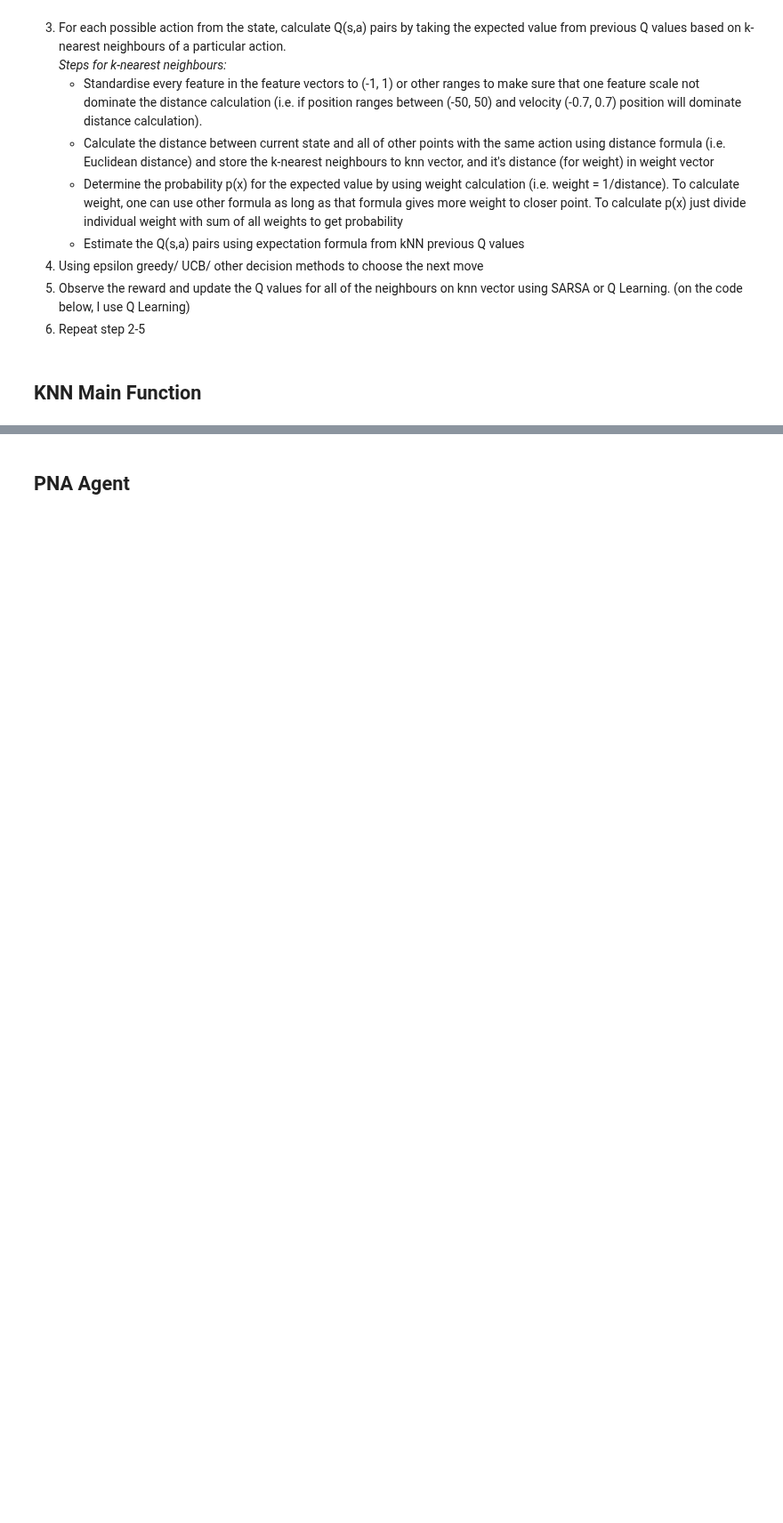
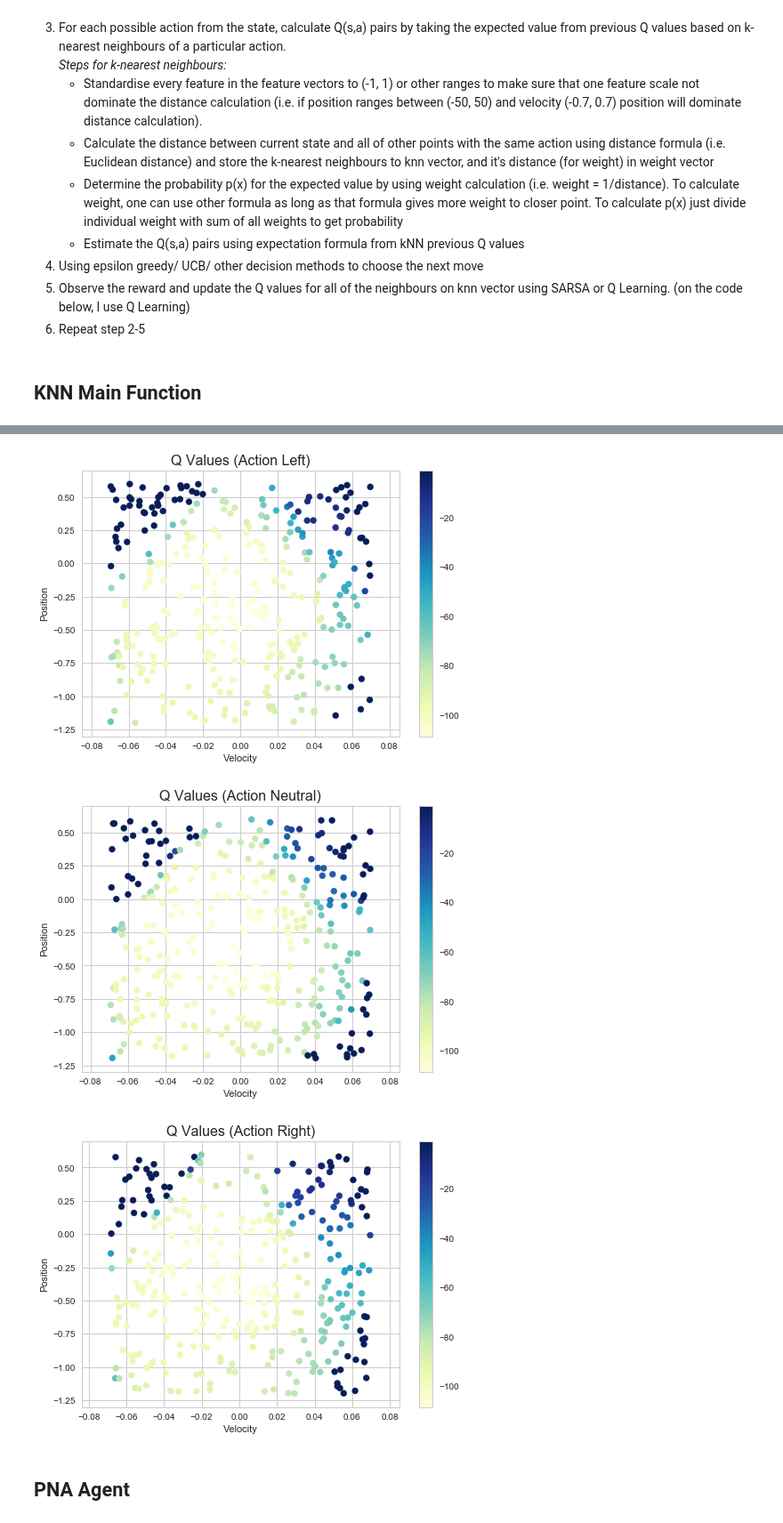
Before and after one commit to maleakhiw/Pessimistic-Neighbourhood-Aggregation-for-States-in-Reinforcement-Learning, a Jupyter notebook: PNA.ipynb, the cells around one changed output, grey strips where cells are left out. Shown at 89% size. Drawn from its saved outputs; the diff is of its cells as text; code cells hidden in the pictures; blank space fills up the shorter version.

```diff
--- a/PNA.ipynb
+++ b/PNA.ipynb
@@ -438,3 +402,66 @@ plt.show()
+# %%
+# Create heatmap for Q values
+data = pd.DataFrame()
+data_left = []
+data_neutral = []
+data_right = []
+
+position_left = []
+position_neutral = []
+position_right = []
+
+velocity_left = []
+velocity_neutral = []
+velocity_right = []
+
+# Sort q_storage based on position and velocity
+q_storage_sorted = sorted(agent.q_storage, key=lambda k: k['state'][0])
+# Separate action left, neutral, and right
+for elem in q_storage_sorted:
+    if (elem["action"] == -1):
+        data_left.append(elem["value"])
+        position_left.append(elem["state"][1])
+        velocity_left.append(elem["state"][0])
+    elif (elem["action"] == 0):
+        data_neutral.append(elem["value"])
+        position_neutral.append(elem["state"][1])
+        velocity_neutral.append(elem["state"][0])
+    else:
+        data_right.append(elem["value"])
+        position_right.append(elem["state"][1])
+        velocity_right.append(elem["state"][0])
+
+# Make scatter plot for 3 actions (left, neutral, right)
+# Left
+plt.scatter(x=velocity_left, y=position_left, c=data_left, cmap="YlGnBu")
+plt.title("Q Values (Action Left)", fontsize=16)
+plt.xlabel("Velocity")
+plt.ylabel("Position")
+plt.colorbar()
+
+plt.show()
+
+# Neutral
+plt.scatter(x=velocity_neutral, y=position_neutral, c=data_neutral, cmap="YlGnBu")
+plt.title("Q Values (Action Neutral)", fontsize=16)
+plt.xlabel("Velocity")
+plt.ylabel("Position")
+plt.colorbar()
+
+plt.show()
+
+# Right
+plt.scatter(x=velocity_right, y=position_right, c=data_right, cmap="YlGnBu")
+plt.title("Q Values (Action Right)", fontsize=16)
+plt.xlabel("Velocity")
+plt.ylabel("Position")
+plt.colorbar()
+
+plt.show()
+# %% [output]
+[figure, added]
+[figure, added]
+[figure, added]
 # %% [markdown]
 ## PNA Agent
 # %% [markdown]
```
Also changed, not shown: parts of 12 cells of this notebook, 1 other file.
